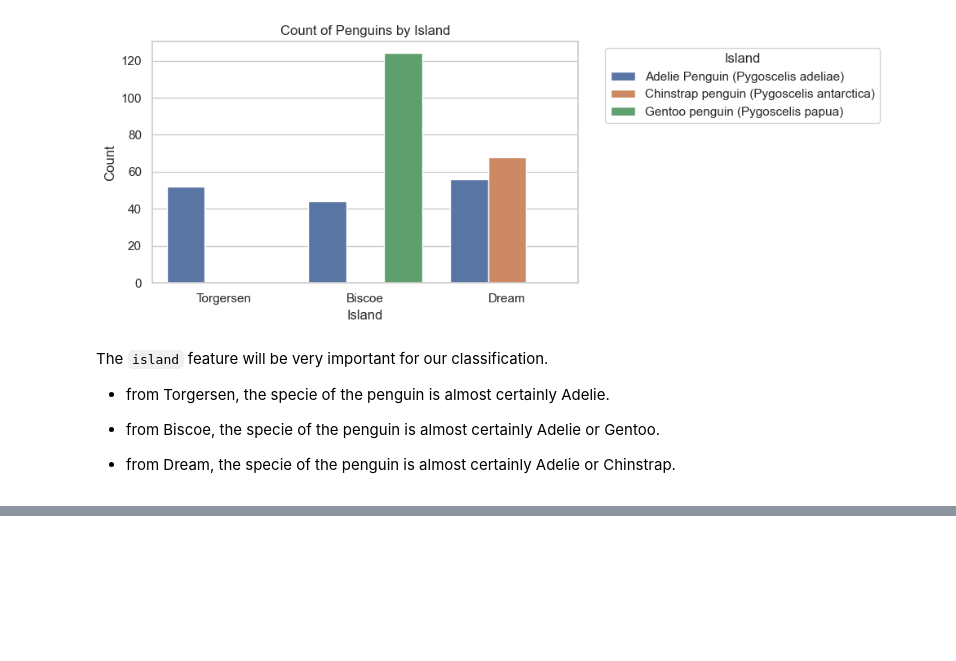
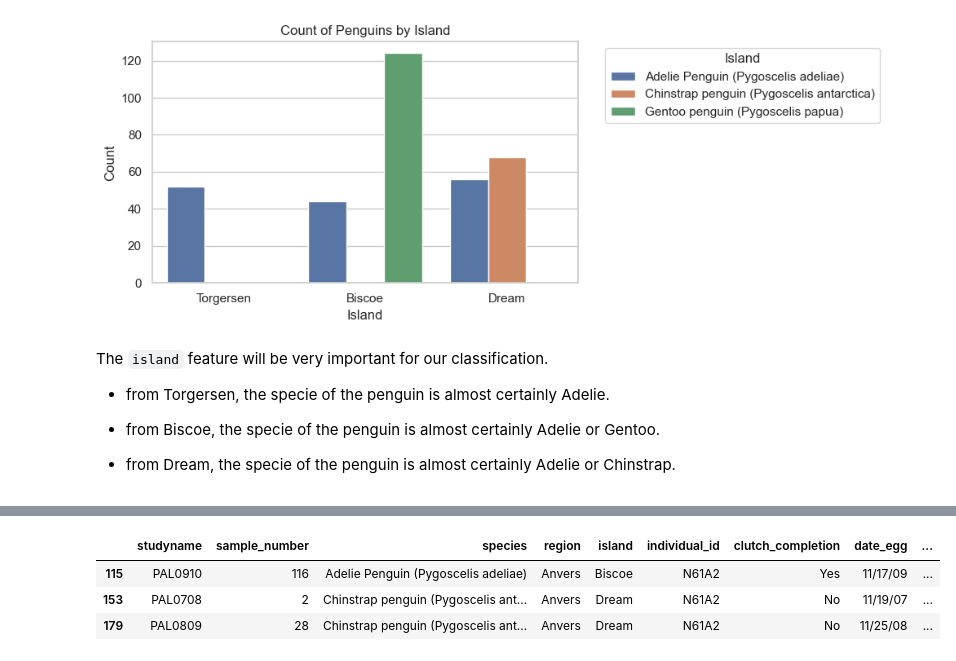
Before and after one commit to kristofszucs/penguin_classification, a Jupyter notebook: script.ipynb, the cells around one changed output, grey strips where cells are left out. Saved outputs shown, nothing was run; the diff lists cells and outputs as text; code cells hidden in the pictures; blank space fills up the shorter version.

```diff
--- a/script.ipynb
+++ b/script.ipynb
@@ -122,0 +183,7 @@ The `island` feature will be very important for our classification.
+# %%
+df[df.individual_id == "N61A2"]
+# %% [output]
+|  | studyname | sample_number | species | region | island | individual_id | clutch_completion | date_egg | ... |
+| 115 | PAL0910 | 116 | Adelie Penguin (Pygoscelis adeliae) | Anvers | Biscoe | N61A2 | Yes | 11/17/09 | ... |
+| 153 | PAL0708 | 2 | Chinstrap penguin (Pygoscelis ant... | Anvers | Dream | N61A2 | No | 11/19/07 | ... |
+| 179 | PAL0809 | 28 | Chinstrap penguin (Pygoscelis ant... | Anvers | Dream | N61A2 | No | 11/25/08 | ... |
```
Also changed, not shown: parts of 15 cells of this notebook.
